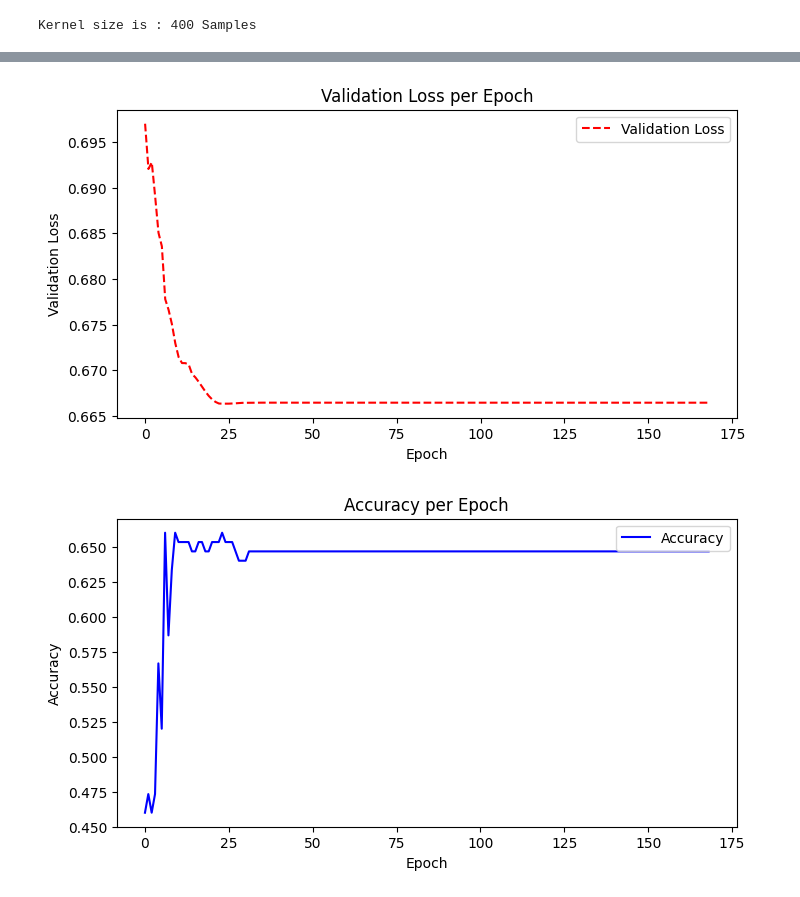
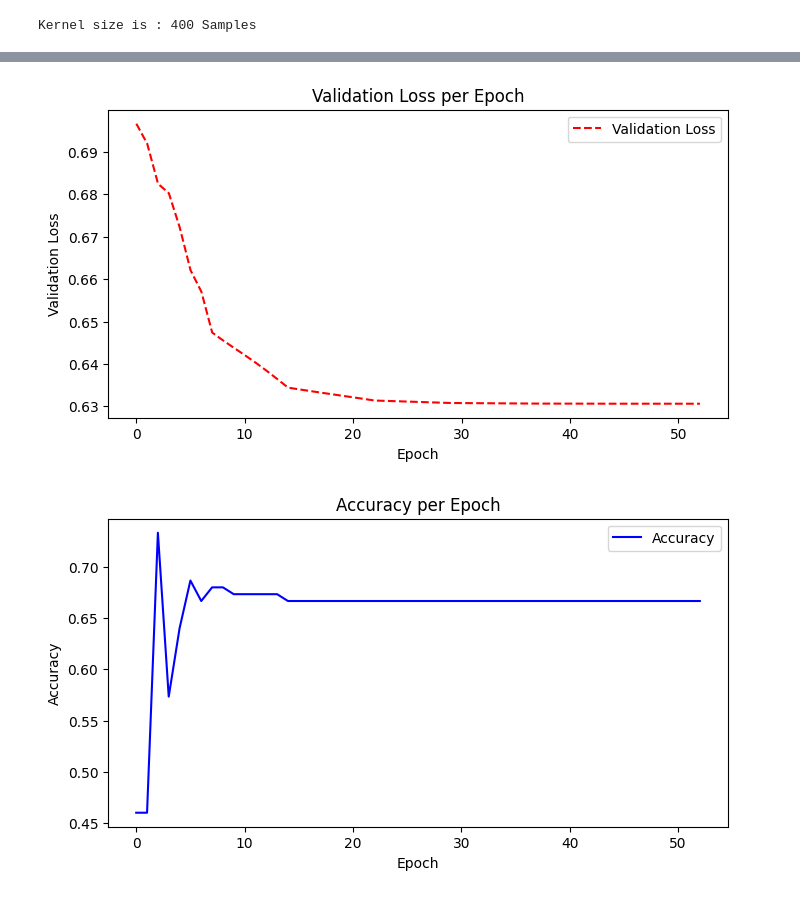
Before and after one commit to TobiasWinfriedWeber/DSAP_SER, a Jupyter notebook: mfcc_ANN_repeated_ang.ipynb, the cells around one changed output, grey strips where cells are left out. Drawn from its saved outputs; the diff is of its cells as text; code cells hidden in the pictures.

```diff
--- a/mfcc_ANN_repeated_ang.ipynb
+++ b/mfcc_ANN_repeated_ang.ipynb
@@ -363,23 +340,23 @@ Test Loss: 0.6557, Test Accuracy: 0.7340425531914894, Angry Detection Percentage
 # %%
 import numpy as np
 import matplotlib.pyplot as plt
 
 # Load the data from the CSV file
-accuracy_per_epoch = np.loadtxt('/content/drive/My Drive/mfcc_ANN_73ACC/accuracy.csv', delimiter=',')
+accuracy_per_epoch = np.loadtxt('/content/drive/My Drive/mfcc_ANN_repeated_ang/accuracy.csv', delimiter=',')
 # Load the data from the CSV files
-validation_loss_per_epoch = np.loadtxt('/content/drive/My Drive/mfcc_ANN_73ACC/validation_loss.csv', delimiter=',')
-trainingloss_per_epoch = np.loadtxt('/content/drive/My Drive/mfcc_ANN_73ACC/training_loss.csv', delimiter=',')
+validation_loss_per_epoch = np.loadtxt('/content/drive/My Drive/mfcc_ANN_repeated_ang/validation_loss.csv', delimiter=',')
+trainingloss_per_epoch = np.loadtxt('/content/drive/My Drive/mfcc_ANN_repeated_ang/training_loss.csv', delimiter=',')
 
 # Plot for Validation Loss
 plt.figure(figsize=(8, 4))
 plt.plot(validation_loss_per_epoch, label='Validation Loss', color='red', linestyle='--')
 plt.xlabel('Epoch')
 plt.ylabel('Validation Loss')
 plt.title('Validation Loss per Epoch')
 plt.legend()
 plt.show()
 # %% [output]
-[figure, old version]
+[figure, new version]
 # %%
 # Plot for Accuracy
 plt.figure(figsize=(8, 4))
@@ -390,7 +367,7 @@ plt.title('Accuracy per Epoch')
 plt.legend()
 plt.show()
 # %% [output]
-[figure, old version]
+[figure, new version]
 # %%
 # Plot the data using the index as the x-axis values
 plt.plot(trainingloss_per_epoch)
```
Also changed, not shown: parts of 6 cells of this notebook.
